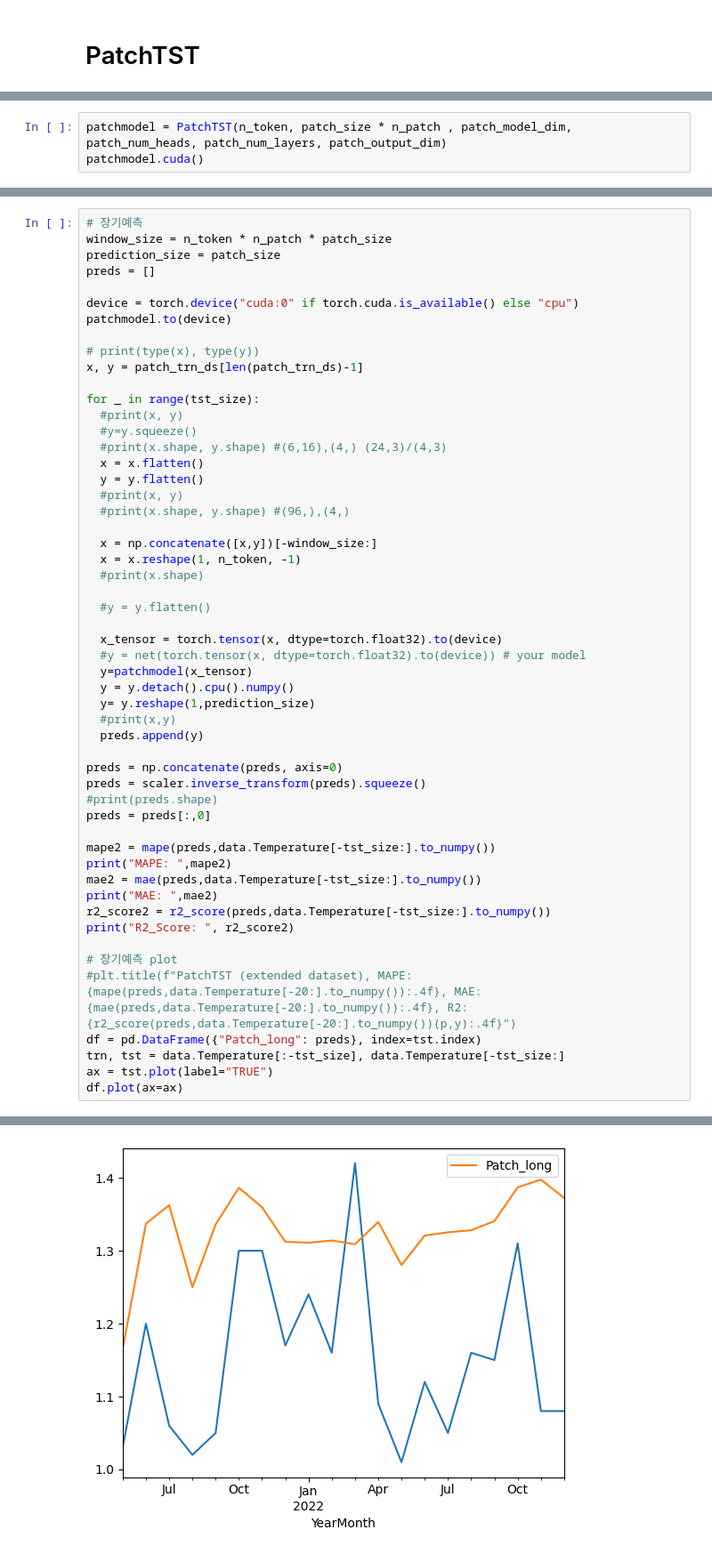
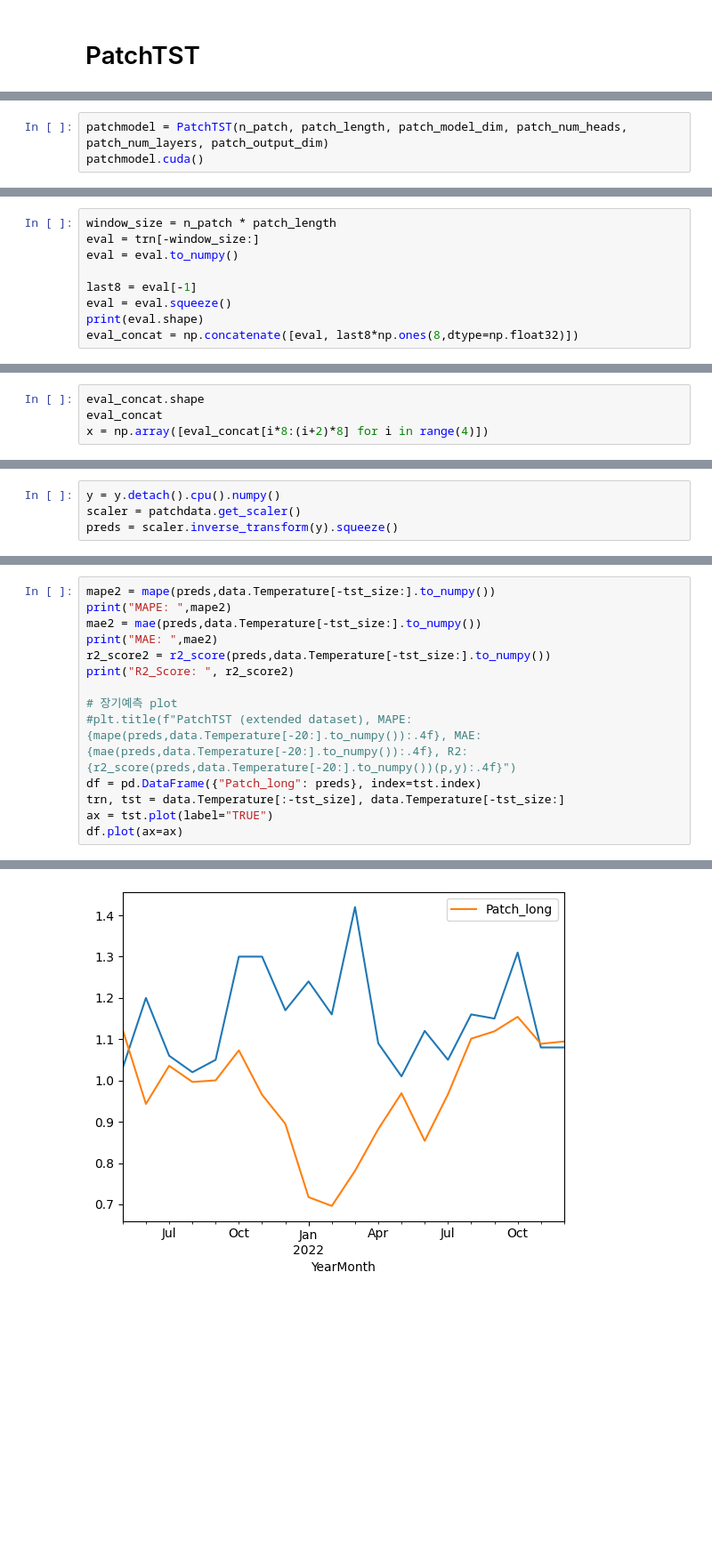
Before and after one commit to lily39910/Northern_Hemisphere_Temperature, a Jupyter notebook: final.ipynb, the cells around one changed output, grey strips where cells are left out. Shown at 89% size. Drawn from its saved outputs; the diff is of its cells as text; blank space fills up the shorter version.

```diff
--- a/final.ipynb
+++ b/final.ipynb
@@ -379,6 +333,6 @@ patchdata = PatchLoadData(patch_data,patch_size,n_patch,n_token,tst_size,patch_b
 patch_trn_dl , patch_tst_dl, patch_trn_ds = patchdata.scaling()
 # %%
-patchmodel = PatchTST(n_token, patch_size * n_patch , patch_model_dim, patch_num_heads, patch_num_layers, patch_output_dim)
+patchmodel = PatchTST(n_patch, patch_length, patch_model_dim, patch_num_heads, patch_num_layers, patch_output_dim)
 patchmodel.cuda()
 # %% [output]
 PatchTST(
@@ -430,0 +392,9 @@ plt.show()
+# %%
+window_size = n_patch * patch_length
+eval = trn[-window_size:]
+eval = eval.to_numpy()
+
+last8 = eval[-1]
+eval = eval.squeeze()
+print(eval.shape)
+eval_concat = np.concatenate([eval, last8*np.ones(8,dtype=np.float32)])
@@ -430,0 +403,4 @@ plt.show()
+# %%
+eval_concat.shape
+eval_concat
+x = np.array([eval_concat[i*8:(i+2)*8] for i in range(4)])
@@ -430,0 +416,4 @@ plt.show()
+# %%
+y = y.detach().cpu().numpy()
+scaler = patchdata.get_scaler()
+preds = scaler.inverse_transform(y).squeeze()
@@ -431,43 +428,4 @@ plt.show()
 # %%
-# 장기예측
-window_size = n_token * n_patch * patch_size
-prediction_size = patch_size
-preds = []
-
-device = torch.device("cuda:0" if torch.cuda.is_available() else "cpu")
-patchmodel.to(device)
-
-# print(type(x), type(y))
-x, y = patch_trn_ds[len(patch_trn_ds)-1]
-
-for _ in range(tst_size):
-  #print(x, y)
-  #y=y.squeeze()
-  #print(x.shape, y.shape) #(6,16),(4,) (24,3)/(4,3)
-  x = x.flatten()
-  y = y.flatten()
-  #print(x, y)
-  #print(x.shape, y.shape) #(96,),(4,)
-
-  x = np.concatenate([x,y])[-window_size:]
-  x = x.reshape(1, n_token, -1)
-  #print(x.shape)
-
-  #y = y.flatten()
-
-  x_tensor = torch.tensor(x, dtype=torch.float32).to(device)
-  #y = net(torch.tensor(x, dtype=torch.float32).to(device)) # your model
-  y=patchmodel(x_tensor)
-  y = y.detach().cpu().numpy()
-  y= y.reshape(1,prediction_size)
-  #print(x,y)
-  preds.append(y)
-
-preds = np.concatenate(preds, axis=0)
-preds = scaler.inverse_transform(preds).squeeze()
-#print(preds.shape)
-preds = preds[:,0]
-
 mape2 = mape(preds,data.Temperature[-tst_size:].to_numpy())
 print("MAPE: ",mape2)
 mae2 = mae(preds,data.Temperature[-tst_size:].to_numpy())
@@ -488,2 +446,2 @@ R2_Score:  -2.4024477609479025
 <Axes: xlabel='YearMonth'>
-[figure, old version]
+[figure, new version]
```
Also changed, not shown: parts of 34 cells of this notebook, 3 other files.
